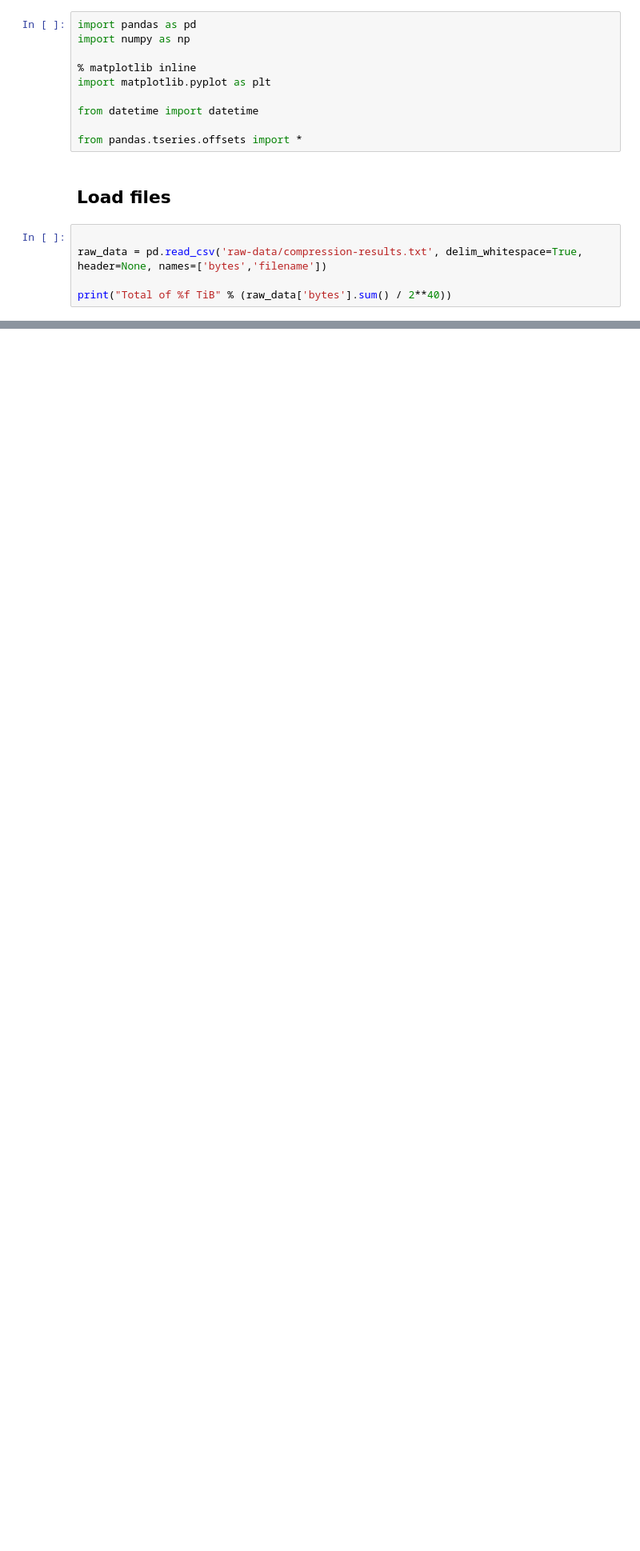
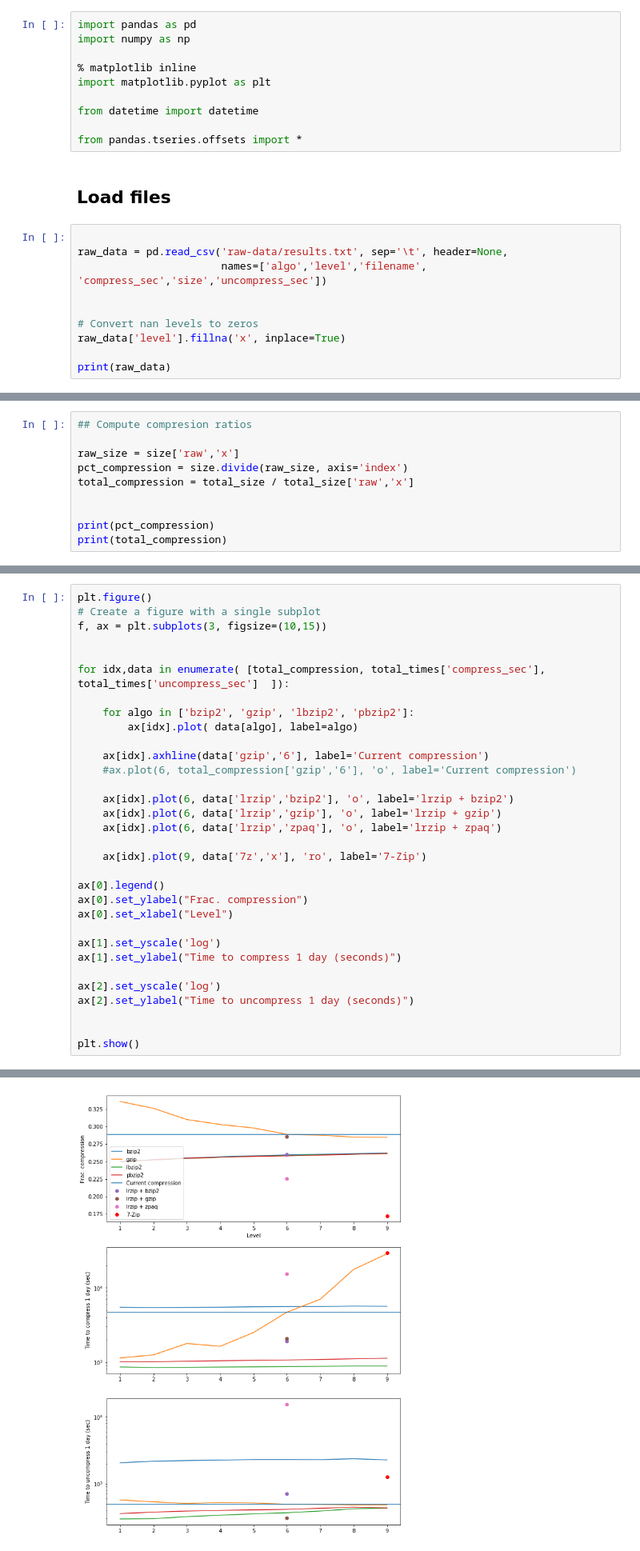
Before and after one commit to COVIS-Sonar/data-storage-analysis, a Jupyter notebook: Compression Analysis.ipynb, the cells around one changed output, grey strips where cells are left out. Shown at 80% size. Drawn from its saved outputs; the diff is of its cells as text; blank space fills up the shorter version.

Commit message:
Updated compression results.

```diff
--- a/Compression Analysis.ipynb
+++ b/Compression Analysis.ipynb
@@ -12,7 +12,12 @@ from pandas.tseries.offsets import *
 ## Load files
 # %%
 
-raw_data = pd.read_csv('raw-data/compression-results.txt', delim_whitespace=True, header=None, names=['bytes','filename'])
+raw_data = pd.read_csv('raw-data/results.txt', sep='\t', header=None,
+                       names=['algo','level','filename', 'compress_sec','size','uncompress_sec'])
 
-print("Total of %f TiB" % (raw_data['bytes'].sum() / 2**40))
+
+# Convert nan levels to zeros
+raw_data['level'].fillna('x', inplace=True)
+
+print(raw_data)
 # %% [output]
@@ -94,0 +80,10 @@ plt.show()
+# %%
+## Compute compresion ratios
+
+raw_size = size['raw','x']
+pct_compression = size.divide(raw_size, axis='index')
+total_compression = total_size / total_size['raw','x']
+
+
+print(pct_compression)
+print(total_compression)
@@ -94,0 +92,33 @@ plt.show()
+# %%
+plt.figure()
+# Create a figure with a single subplot
+f, ax = plt.subplots(3, figsize=(10,15))
+
+
+for idx,data in enumerate( [total_compression, total_times['compress_sec'], total_times['uncompress_sec']  ]):
+
+    for algo in ['bzip2', 'gzip', 'lbzip2', 'pbzip2']:
+        ax[idx].plot( data[algo], label=algo)
+
+    ax[idx].axhline(data['gzip','6'], label='Current compression')
+    #ax.plot(6, total_compression['gzip','6'], 'o', label='Current compression')
+
+    ax[idx].plot(6, data['lrzip','bzip2'], 'o', label='lrzip + bzip2')
+    ax[idx].plot(6, data['lrzip','gzip'], 'o', label='lrzip + gzip')
+    ax[idx].plot(6, data['lrzip','zpaq'], 'o', label='lrzip + zpaq')
+
+    ax[idx].plot(9, data['7z','x'], 'ro', label='7-Zip')
+
+ax[0].legend()
+ax[0].set_ylabel("Frac. compression")
+ax[0].set_xlabel("Level")
+
+ax[1].set_yscale('log')
+ax[1].set_ylabel("Time to compress 1 day (seconds)")
+
+ax[2].set_yscale('log')
+ax[2].set_ylabel("Time to uncompress 1 day (seconds)")
+
+
+plt.show()
+# %% [output]
@@ -94,0 +126 @@ plt.show()
+[figure, added]
```
Also changed, not shown: parts of 9 cells of this notebook, 2 other files.
